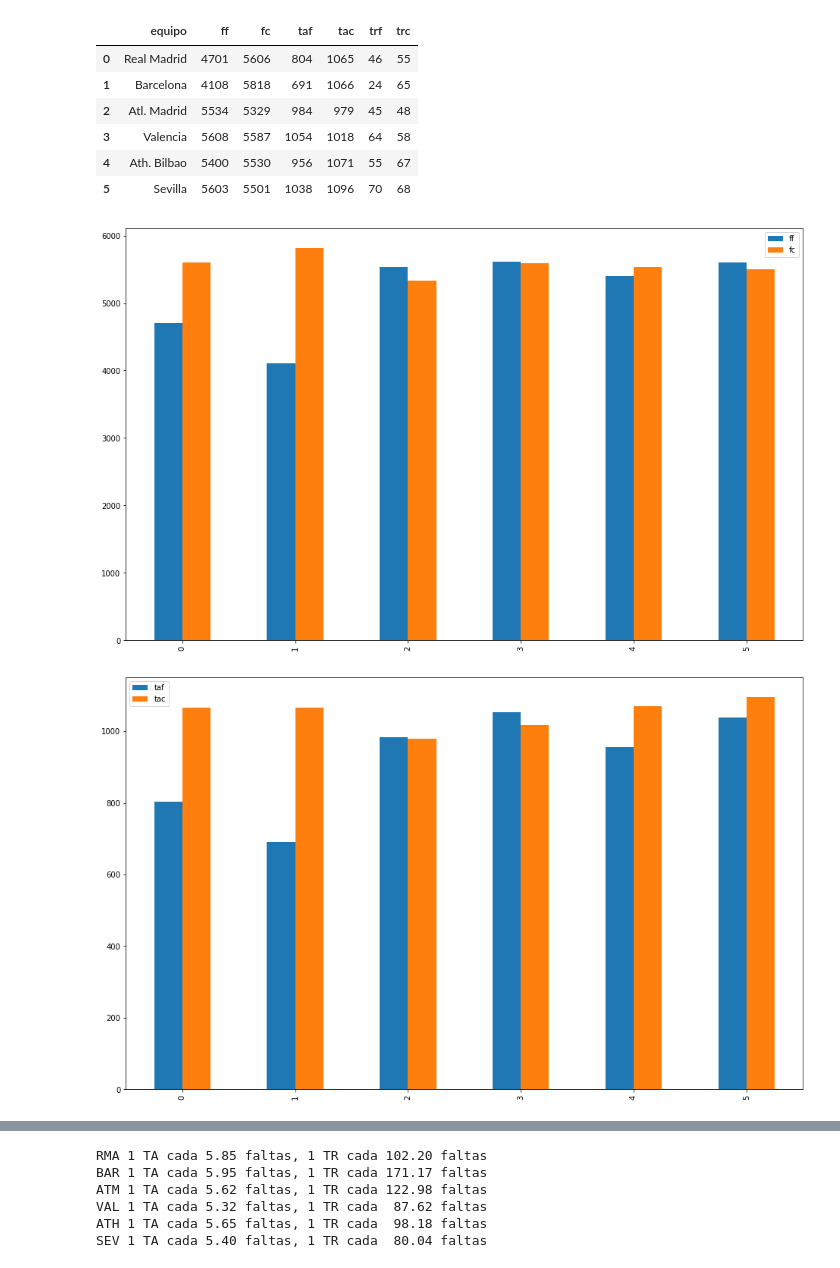
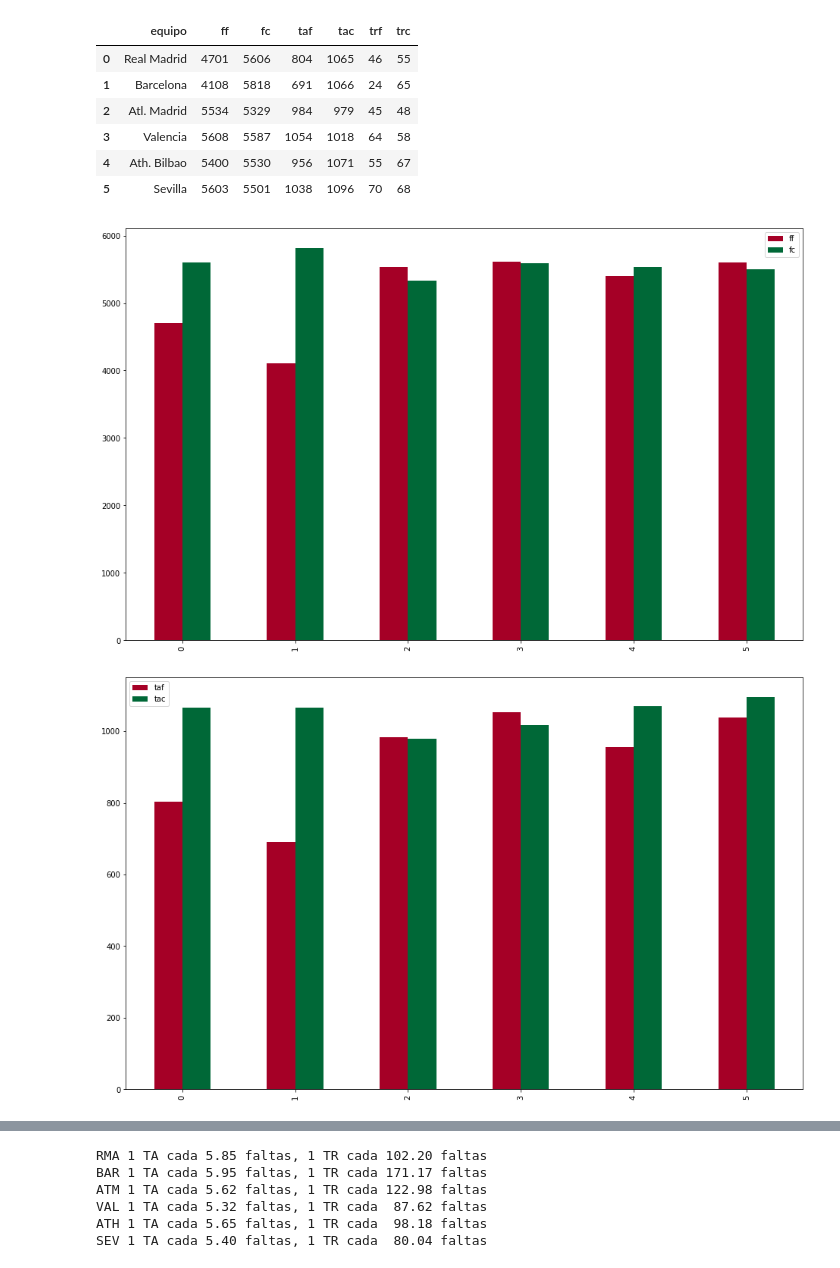
Before and after one commit to m1gu3lfj/Python-Analisis-LaLiga, a Jupyter notebook: AnalisisLaLiga.ipynb, the cells around one changed output, grey strips where cells are left out. Drawn from its saved outputs; the diff is of its cells as text; code cells hidden in the pictures.

```diff
--- a/AnalisisLaLiga.ipynb
+++ b/AnalisisLaLiga.ipynb
@@ -587,15 +587,15 @@ df_dis
 | 5 | Sevilla | 5603 | 5501 | 1038 | 1096 | 70 | 68 |
 # %%
 df_disf = df_dis[['ff', 'fc']]
-df_disf.plot(kind='bar',figsize=(16,10))
+df_disf.plot(kind='bar', colormap='RdYlGn', figsize=(16,10))
 plt.show()
 # %% [output]
-[figure, old version]
+[figure, new version]
 # %%
 df_dista = df_dis[['taf', 'tac']]
-df_dista.plot(kind='bar',figsize=(16,10))
+df_dista.plot(kind='bar', colormap='RdYlGn', figsize=(16,10))
 plt.show()
 # %% [output]
-[figure, old version]
+[figure, new version]
 # %%
 df_distr = df_dis[['trf', 'trc']]
```
Also changed, not shown: parts of 13 cells of this notebook.
